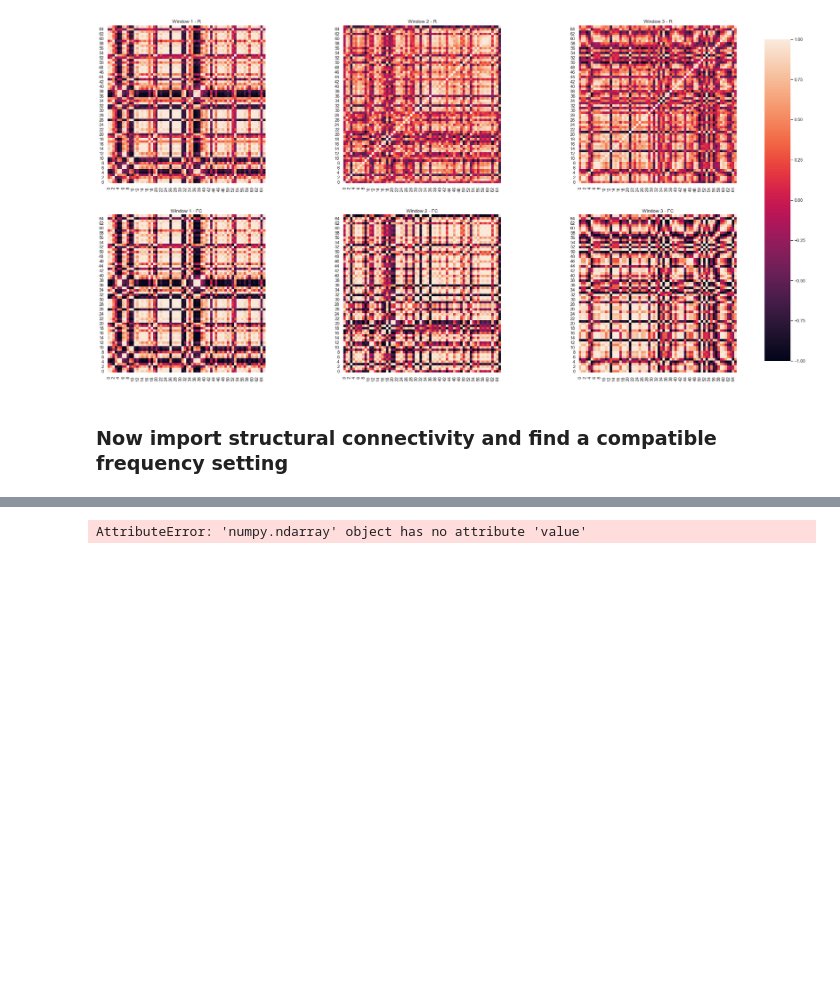
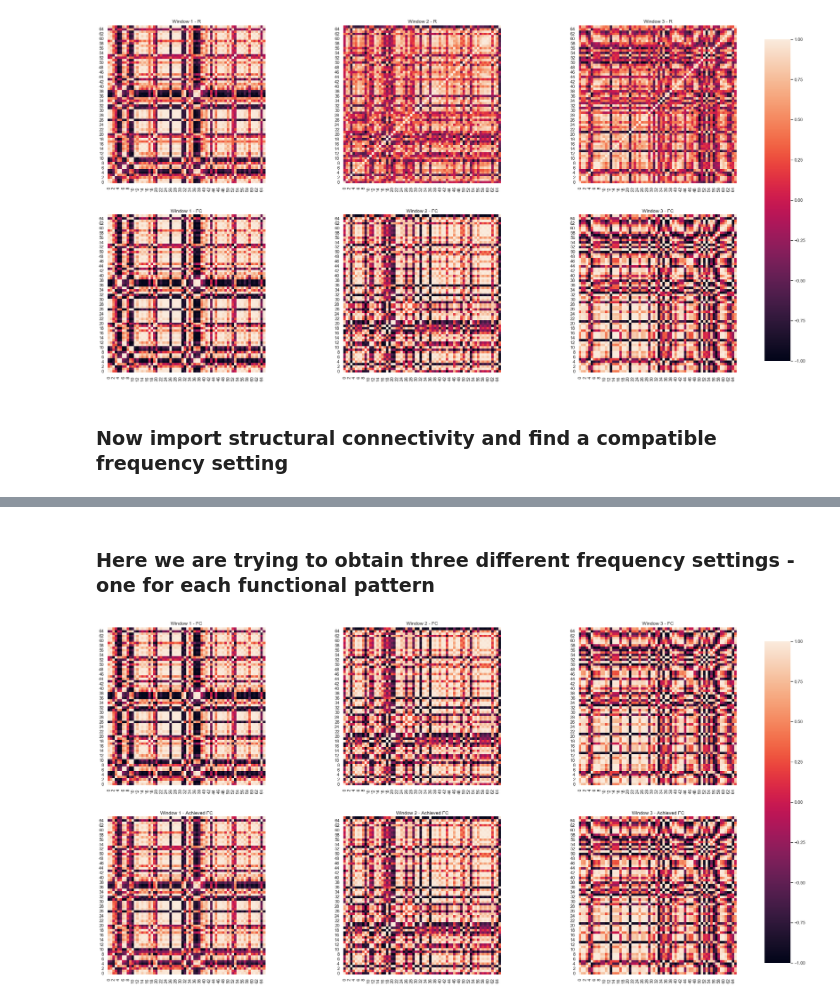
Before and after one commit to rnartallo/kuramotocontrol, a Jupyter notebook: PhaseLocking.ipynb, the cells around one changed output, grey strips where cells are left out. Drawn from its saved outputs; the diff is of its cells as text; code cells hidden in the pictures; blank space fills up the shorter version.

```diff
--- a/PhaseLocking.ipynb
+++ b/PhaseLocking.ipynb
@@ -174,0 +260,2 @@ w_opt = w_opt.value
+# %% [markdown]
+### Here we are trying to obtain three different frequency settings - one for each functional pattern
@@ -175,13 +266,41 @@ w_opt = w_opt.value
 # %%
 #Solving the model with these params
-theta_0 = EstimatedPhases
 T=40
 num_points = 800
-
-sol,t = KFB.SolveKuramotoModel(theta_0,T,N,w+0.29,SCMatrix,num_points)
-
-#Plot oscillator trajcetories
-for i in range(0,N):
-    ax = sns.lineplot(x=t,y=np.sin(sol[:,i]))
+sol = np.zeros((num_points,N,E))
+for w in range(0,E):
+    theta_0 = EstimatedPhases[:,w]
+    sol[:,:,w],t = KFB.SolveKuramotoModel(theta_0,T,N,omega[:,:,w]+0.29,SCMatrix,num_points)
-# %% [output]
-AttributeError: 'numpy.ndarray' object has no attribute 'value'
+# %%
+rho = np.zeros((N,N,E))
+for w in range(0,E):
+    for i in range(0,N):
+        for j in range(i+1,N):
+            rho[i,j,w]=np.mean(np.cos(sol[:,j,w]-sol[:,i,w]))
+    rho[:,:,w] = rho[:,:,w] + rho[:,:,w].T + np.identity(N)
+# %%
+sns.set(rc={'figure.figsize':(30,16)})
+
+fig, axs = plt.subplots(2,3)
+cbar_ax = fig.add_axes([.91, .15, .03, .7])
+axs[0,0]= sns.heatmap(SyntheticFC[:,:,0].T,ax=axs[0,0],square=True,vmin=-1,vmax=1,cbar_ax=cbar_ax)
+axs[0,0].invert_yaxis()
+axs[0,1]= sns.heatmap(SyntheticFC[:,:,1].T,ax=axs[0,1],square=True,vmin=-1,vmax=1,cbar_ax=cbar_ax)
+axs[0,1].invert_yaxis()
+axs[0,2]= sns.heatmap(SyntheticFC[:,:,2].T,ax=axs[0,2],square=True,vmin=-1,vmax=1,cbar_ax=cbar_ax)
+axs[0,2].invert_yaxis()
+axs[0,0].title.set_text('Window 1 - FC')
+axs[0,1].title.set_text('Window 2 - FC')
+axs[0,2].title.set_text('Window 3 - FC')
+axs[1,0]= sns.heatmap(rho[:,:,0].T,ax=axs[1,0],square=True,vmin=-1,vmax=1,cbar_ax=cbar_ax)
+axs[1,0].invert_yaxis()
+axs[1,1]= sns.heatmap(rho[:,:,1].T,ax=axs[1,1],square=True,vmin=-1,vmax=1,cbar_ax=cbar_ax)
+axs[1,1].invert_yaxis()
+axs[1,2]= sns.heatmap(rho[:,:,2].T,ax=axs[1,2],square=True,vmin=-1,vmax=1,cbar_ax=cbar_ax)
+axs[1,2].invert_yaxis()
+axs[1,0].title.set_text('Window 1 - Achieved FC')
+axs[1,1].title.set_text('Window 2 - Achieved FC')
+axs[1,2].title.set_text('Window 3 - Achieved FC')
+plt.show()
+# %% [output]
+[figure, added]
```
Also changed, not shown: parts of 16 cells of this notebook.
